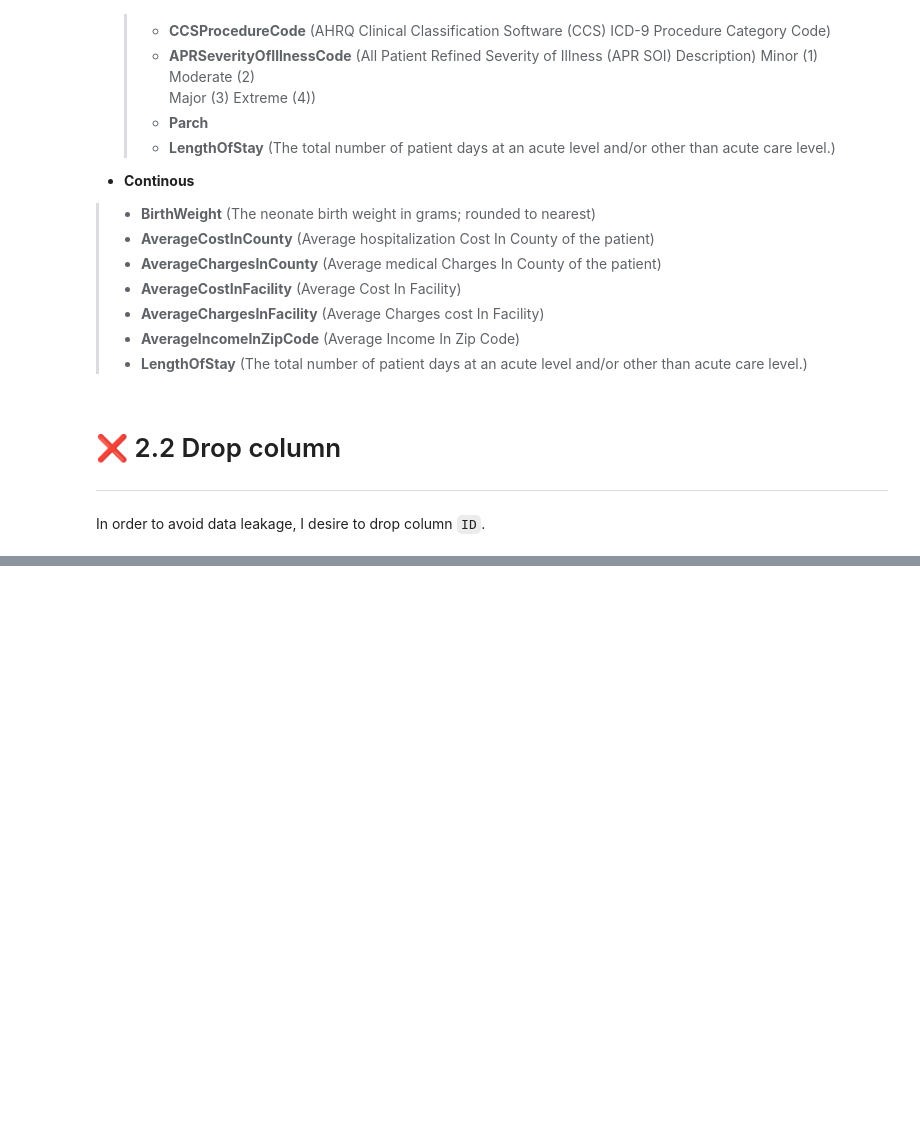
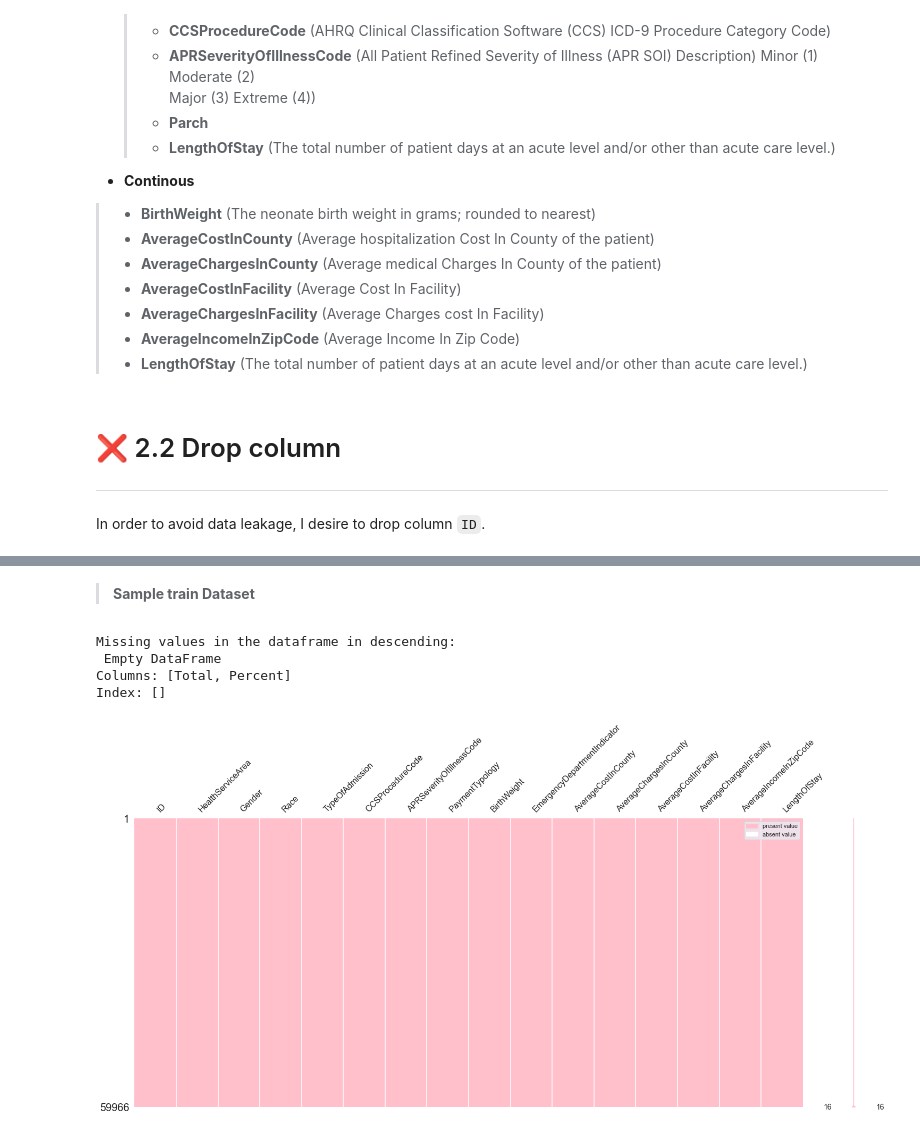
Before and after one commit to ChauHuynh1/DataScience, a Jupyter notebook: Hospital/HospitalProblem.ipynb, the cells around one changed output, grey strips where cells are left out. Cells and saved outputs as stored; diff of their text form; code cells hidden in the pictures; blank space fills up the shorter version.

```diff
--- a/Hospital/HospitalProblem.ipynb
+++ b/Hospital/HospitalProblem.ipynb
@@ -355,0 +344,25 @@ for x in range(len(categories)):
+# %% [markdown]
+> **Sample train Dataset**
+# %%
+def missing_percentage(df):
+    """This function takes a DataFrame(df) as input and returns two columns, total missing values and total missing values percentage"""
+    total = df.isnull().sum().sort_values(ascending=False)[df.isnull().sum().sort_values(ascending=False) != 0]
+    percent = round(df.isnull().sum().sort_values(ascending=False) / len(df) * 100, 2)[
+        round(df.isnull().sum().sort_values(ascending=False) / len(df) * 100, 2) != 0]
+    return pd.concat([total, percent], axis=1, keys=['Total', 'Percent'])
+
+# display missing values in descending
+print("Missing values in the dataframe in descending: \n", missing_percentage(train).sort_values(by='Total', ascending=False))
+
+# visualize where the missing values are located
+msno.matrix(train, color=(255 / 255, 192 / 255, 203 / 255))
+pink_patch = mpatches.Patch(color='pink', label='present value')
+white_patch = mpatches.Patch(color='white', label='absent value')
+plt.legend(handles=[pink_patch, white_patch])
+plt.show()
+# %% [output]
+Missing values in the dataframe in descending:
+ Empty DataFrame
+Columns: [Total, Percent]
+Index: []
+[figure, added]
```
Also changed, not shown: parts of 16 cells of this notebook.
